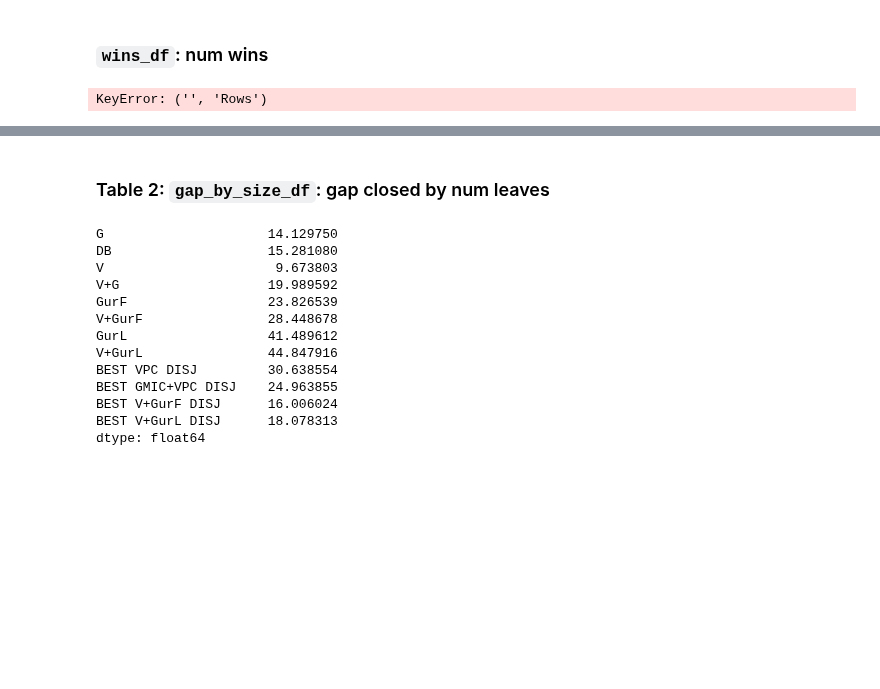
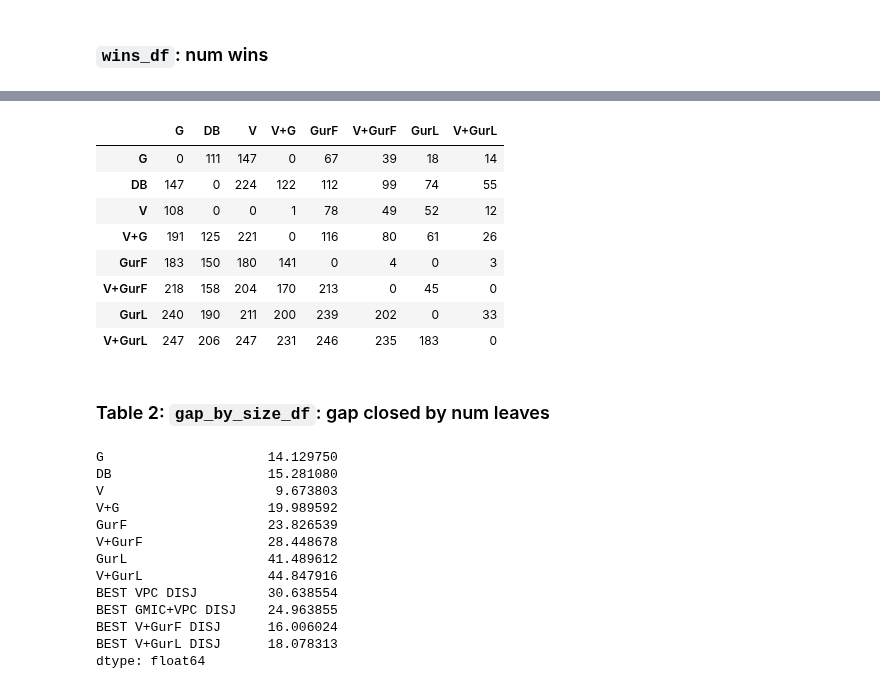
Before and after one commit to akazachk/vpc, a Jupyter notebook: plots/plots.ipynb, the cells around one changed output, grey strips where cells are left out. Saved outputs shown, nothing was run; the diff lists cells and outputs as text; code cells hidden in the pictures; blank space fills up the shorter version.

```diff
--- a/plots/plots.ipynb
+++ b/plots/plots.ipynb
@@ -1293,17 +1294,20 @@ display(avg_df)
 ## Create num wins df
 # x wins over y for an instance if x > y + EPS
 #shortcols = avg_df.columns[0:-1]
+cols = gap_cols_short
 wins_df = pd.DataFrame(
-    np.zeros((len(cols), len(cols)), dtype=int),
-    columns = cols,
-    index = cols,
+    np.zeros((len(gap_cols_short), len(gap_cols_short)), dtype=int),
+    columns = gap_cols_short,
+    index = gap_cols_short,
     dtype = int,
 )
 
 from itertools import permutations
 for (ind1, ind2) in permutations(range(len(cols)), 2):
-    wins_df.at[cols[ind1],cols[ind2]] = int(sum(best_df[cols[ind1]] > best_df[cols[ind2]] + EPS))
-    wins_df.at[cols[ind2],cols[ind1]] = int(sum(best_df[cols[ind2]] > best_df[cols[ind1]] + EPS))
+    wins_df.at[gap_cols_short[ind1],gap_cols_short[ind2]] =\
+        int(sum(best_df[gap_cols_short[ind1]] > best_df[gap_cols_short[ind2]] + EPS))
+    wins_df.at[gap_cols_short[ind2],gap_cols_short[ind1]] =\
+        int(sum(best_df[gap_cols_short[ind2]] > best_df[gap_cols_short[ind1]] + EPS))
 
 # Sets we are considering
 # all_set = 'Wins (All)'
@@ -1378,4 +1382,3 @@ avg_df.at[good_vpc_set,shortdestcol] = sum(good_vpc_df[destcol] > EPS)
 display(avg_df)
 display(wins_df)
 # %% [output]
-KeyError: ('', 'Rows')
@@ -1382,3 +1391,12 @@ KeyError: ('', 'Rows')
+|  | G | DB | V | V+G | GurF | V+GurF | GurL | V+GurL |
+| G | 0 | 111 | 147 | 0 | 67 | 39 | 18 | 14 |
+| DB | 147 | 0 | 224 | 122 | 112 | 99 | 74 | 55 |
+| V | 108 | 0 | 0 | 1 | 78 | 49 | 52 | 12 |
+| V+G | 191 | 125 | 221 | 0 | 116 | 80 | 61 | 26 |
+| GurF | 183 | 150 | 180 | 141 | 0 | 4 | 0 | 3 |
+| V+GurF | 218 | 158 | 204 | 170 | 213 | 0 | 45 | 0 |
+| GurL | 240 | 190 | 211 | 200 | 239 | 202 | 0 | 33 |
+| V+GurL | 247 | 206 | 247 | 231 | 246 | 235 | 183 | 0 |
 # %% [markdown]
 ### Table 2: `gap_by_size_df`: gap closed by num leaves
 # %%
```
Also changed, not shown: parts of 4 cells of this notebook.
